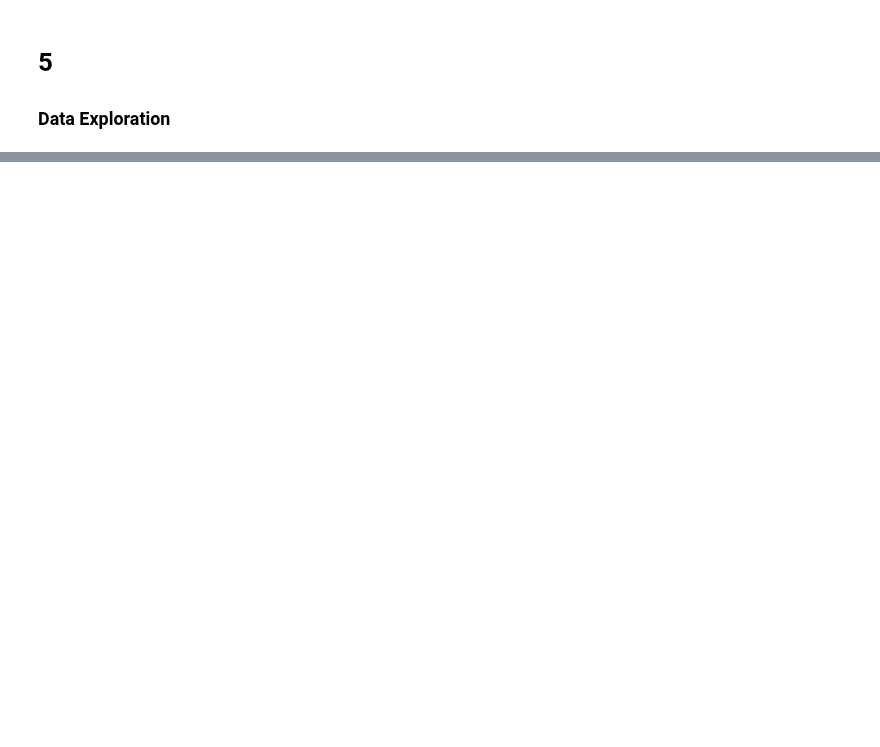
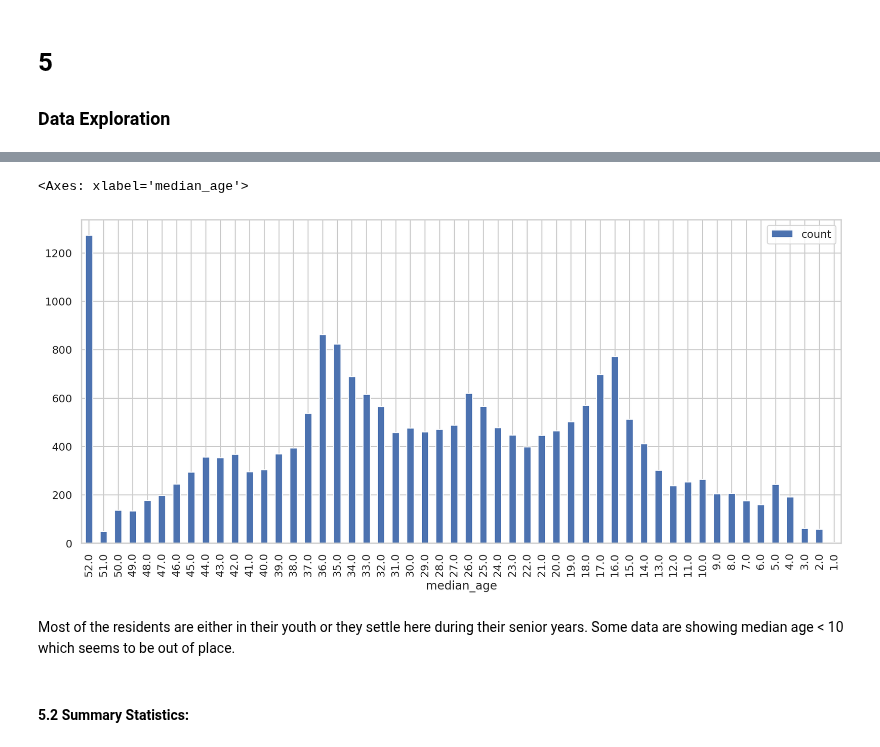
Before and after one commit to pyspark-apache/8--California-Housing, a Jupyter notebook: Predicting House Prices with Apache Spark.ipynb, the cells around one changed output, grey strips where cells are left out. Drawn from its saved outputs; the diff is of its cells as text; code cells hidden in the pictures; blank space fills up the shorter version.

```diff
--- a/Predicting House Prices with Apache Spark.ipynb
+++ b/Predicting House Prices with Apache Spark.ipynb
@@ -105,10 +107,10 @@ sqlContext
 schema = StructType([
     StructField("long", FloatType(), nullable=True),
     StructField("lat", FloatType(), nullable=True),
-    StructField("medage", FloatType(), nullable=True),
-    StructField("totrooms", FloatType(), nullable=True),
-    StructField("totbdrms", FloatType(), nullable=True),
-    StructField("pop", FloatType(), nullable=True),
+    StructField("median_age", FloatType(), nullable=True),
+    StructField("total_rooms", FloatType(), nullable=True),
+    StructField("total_bdrms", FloatType(), nullable=True),
+    StructField("population", FloatType(), nullable=True),
     StructField("houshlds", FloatType(), nullable=True),
     StructField("medinc", FloatType(), nullable=True),
     StructField("medhv", FloatType(), nullable=True)]
@@ -171,0 +195,3 @@ root
+# %%
+# groupBy dt by median_age and see the distribution
+result_df = housing_df.groupBy('median_age').count().sort("median_age",ascending = False)
@@ -171,0 +216,9 @@ root
+# %%
+result_df.toPandas().plot.bar(x='median_age',figsize=(14,6))
+# %% [output]
+<Axes: xlabel='median_age'>
+[figure, added]
+# %% [markdown]
+Most of the residents are either in their youth or they settle here during their senior years. Some data are showing median age < 10 which seems to be out of place.
+# %% [markdown]
+#### 5.2 Summary Statistics:
```
Also changed, not shown: parts of 13 cells of this notebook, 2 other files.
